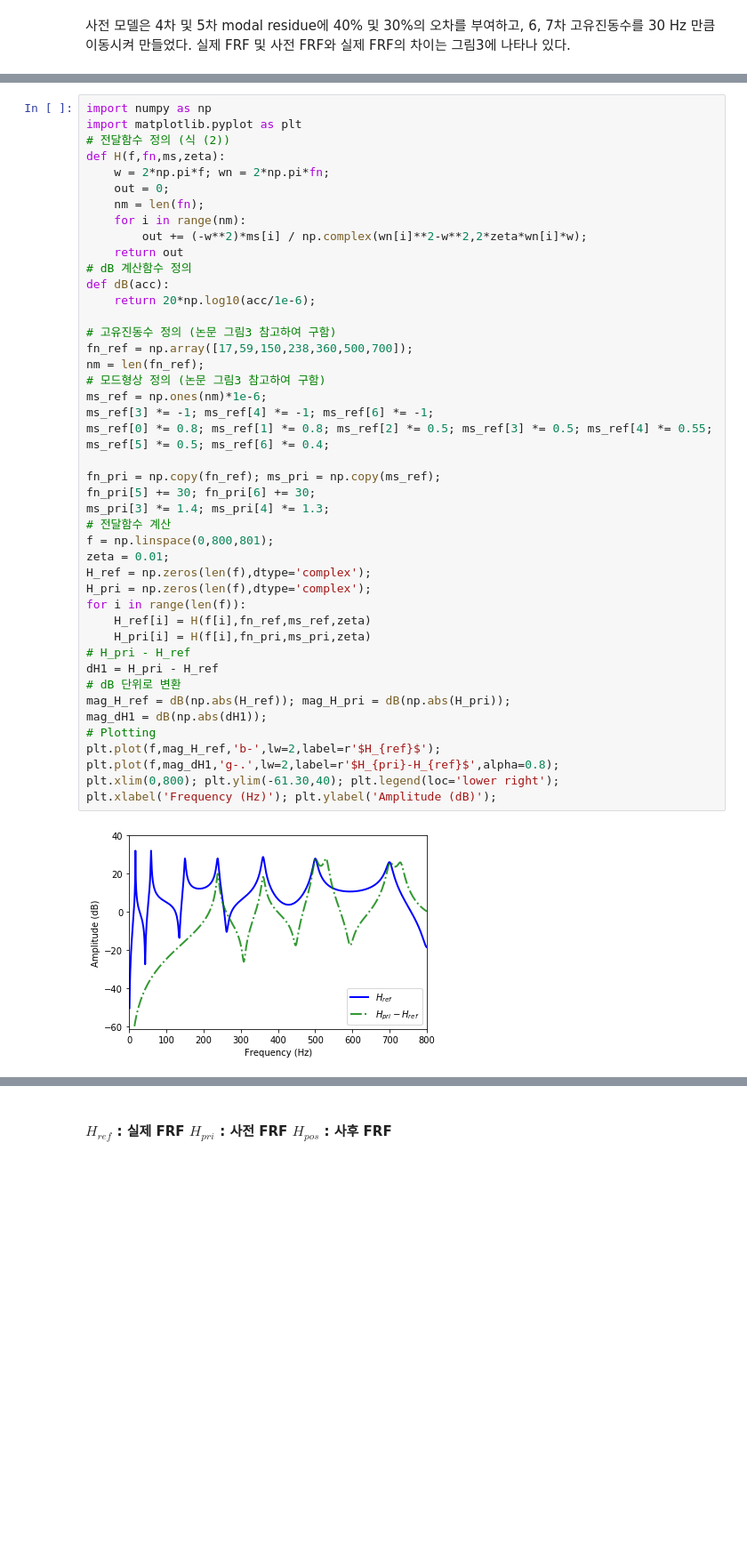
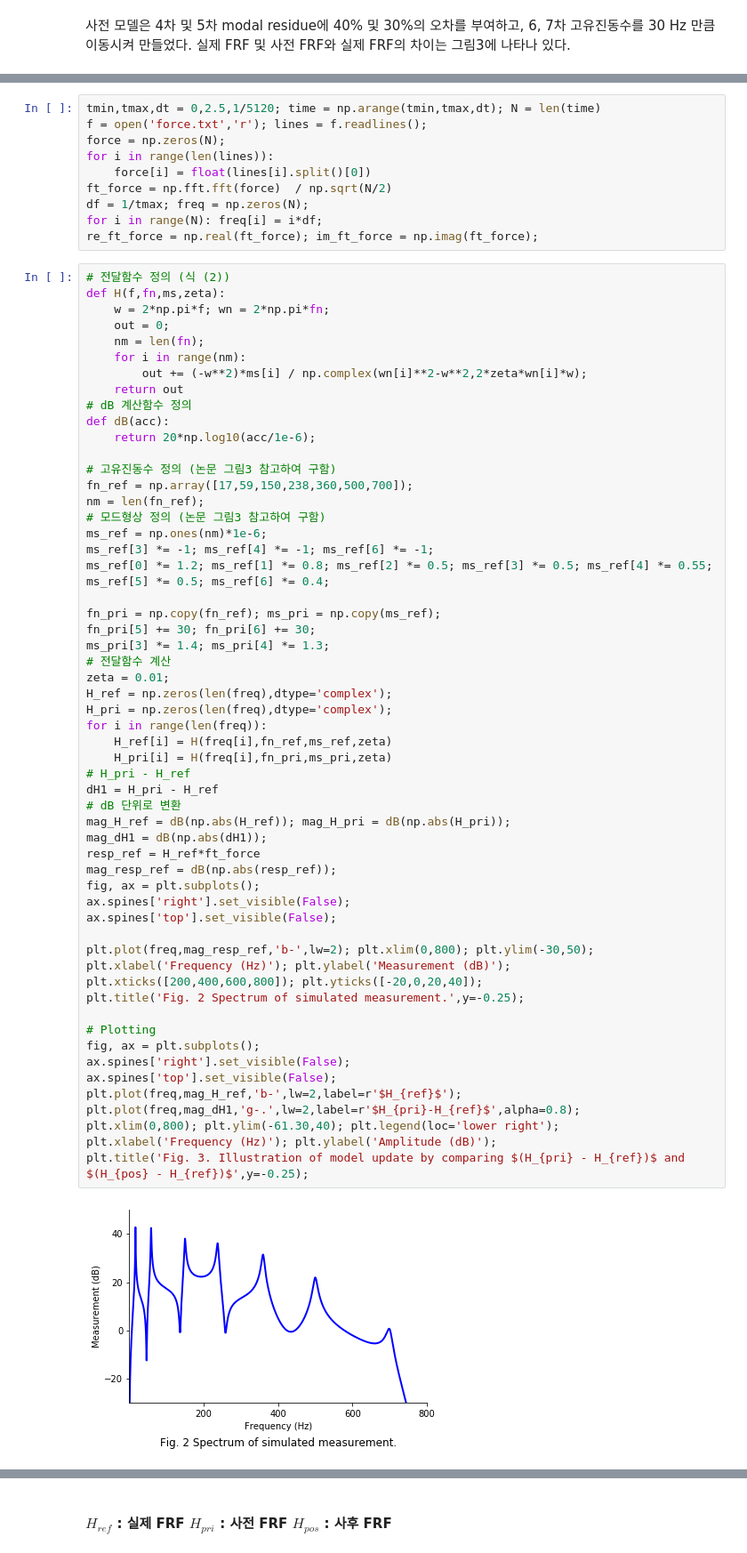
Before and after one commit to wonho13/work, a Jupyter notebook: 논문번역/zhang2012/zhang2012(번역).ipynb, the cells around one changed output, grey strips where cells are left out. Shown at 89% size. Cells and saved outputs as stored; diff of their text form; blank space fills up the shorter version.

```diff
--- a/논문번역/zhang2012/zhang2012(번역).ipynb
+++ b/논문번역/zhang2012/zhang2012(번역).ipynb
@@ -71,46 +74,67 @@ $\hat{F} = [\hat{C}_F] \left( \sum_{k=1}^{n_s} \sigma_N^{-2} [H_k(\alpha)]^* Y_k
+# %%
+tmin,tmax,dt = 0,2.5,1/5120; time = np.arange(tmin,tmax,dt); N = len(time)
+f = open('force.txt','r'); lines = f.readlines();
+force = np.zeros(N);
+for i in range(len(lines)):
+    force[i] = float(lines[i].split()[0])
+ft_force = np.fft.fft(force)  / np.sqrt(N/2)
+df = 1/tmax; freq = np.zeros(N);
+for i in range(N): freq[i] = i*df;
+re_ft_force = np.real(ft_force); im_ft_force = np.imag(ft_force);
 # %%
-import numpy as np
-import matplotlib.pyplot as plt
 # 전달함수 정의 (식 (2))
 def H(f,fn,ms,zeta):
     w = 2*np.pi*f; wn = 2*np.pi*fn;
     out = 0;
     nm = len(fn);
     for i in range(nm):
         out += (-w**2)*ms[i] / np.complex(wn[i]**2-w**2,2*zeta*wn[i]*w);
     return out
 # dB 계산함수 정의
 def dB(acc):
     return 20*np.log10(acc/1e-6);
 
 # 고유진동수 정의 (논문 그림3 참고하여 구함)
 fn_ref = np.array([17,59,150,238,360,500,700]);
 nm = len(fn_ref);
 # 모드형상 정의 (논문 그림3 참고하여 구함)
 ms_ref = np.ones(nm)*1e-6;
 ms_ref[3] *= -1; ms_ref[4] *= -1; ms_ref[6] *= -1;
-ms_ref[0] *= 0.8; ms_ref[1] *= 0.8; ms_ref[2] *= 0.5; ms_ref[3] *= 0.5; ms_ref[4] *= 0.55; ms_ref[5] *= 0.5; ms_ref[6] *= 0.4;
+ms_ref[0] *= 1.2; ms_ref[1] *= 0.8; ms_ref[2] *= 0.5; ms_ref[3] *= 0.5; ms_ref[4] *= 0.55; ms_ref[5] *= 0.5; ms_ref[6] *= 0.4;
 
 fn_pri = np.copy(fn_ref); ms_pri = np.copy(ms_ref);
 fn_pri[5] += 30; fn_pri[6] += 30;
 ms_pri[3] *= 1.4; ms_pri[4] *= 1.3;
 # 전달함수 계산
-f = np.linspace(0,800,801);
 zeta = 0.01;
-H_ref = np.zeros(len(f),dtype='complex');
-H_pri = np.zeros(len(f),dtype='complex');
-for i in range(len(f)):
-    H_ref[i] = H(f[i],fn_ref,ms_ref,zeta)
-    H_pri[i] = H(f[i],fn_pri,ms_pri,zeta)
+H_ref = np.zeros(len(freq),dtype='complex');
+H_pri = np.zeros(len(freq),dtype='complex');
+for i in range(len(freq)):
+    H_ref[i] = H(freq[i],fn_ref,ms_ref,zeta)
+    H_pri[i] = H(freq[i],fn_pri,ms_pri,zeta)
 # H_pri - H_ref
 dH1 = H_pri - H_ref
 # dB 단위로 변환
 mag_H_ref = dB(np.abs(H_ref)); mag_H_pri = dB(np.abs(H_pri));
 mag_dH1 = dB(np.abs(dH1));
+resp_ref = H_ref*ft_force
+mag_resp_ref = dB(np.abs(resp_ref));
+fig, ax = plt.subplots();
+ax.spines['right'].set_visible(False);
+ax.spines['top'].set_visible(False);
+
+plt.plot(freq,mag_resp_ref,'b-',lw=2); plt.xlim(0,800); plt.ylim(-30,50); plt.xlabel('Frequency (Hz)'); plt.ylabel('Measurement (dB)');
+plt.xticks([200,400,600,800]); plt.yticks([-20,0,20,40]);
+plt.title('Fig. 2 Spectrum of simulated measurement.',y=-0.25);
+
 # Plotting
-plt.plot(f,mag_H_ref,'b-',lw=2,label=r'$H_{ref}$');
-plt.plot(f,mag_dH1,'g-.',lw=2,label=r'$H_{pri}-H_{ref}$',alpha=0.8);
+fig, ax = plt.subplots();
+ax.spines['right'].set_visible(False);
+ax.spines['top'].set_visible(False);
+plt.plot(freq,mag_H_ref,'b-',lw=2,label=r'$H_{ref}$');
+plt.plot(freq,mag_dH1,'g-.',lw=2,label=r'$H_{pri}-H_{ref}$',alpha=0.8);
 plt.xlim(0,800); plt.ylim(-61.30,40); plt.legend(loc='lower right');
 plt.xlabel('Frequency (Hz)'); plt.ylabel('Amplitude (dB)');
+plt.title('Fig. 3. Illustration of model update by comparing $(H_{pri} - H_{ref})$ and $(H_{pos} - H_{ref})$',y=-0.25);
 # %% [output]
-[figure, old version]
+[figure, new version]
```
Also changed, not shown: parts of 13 cells of this notebook.
